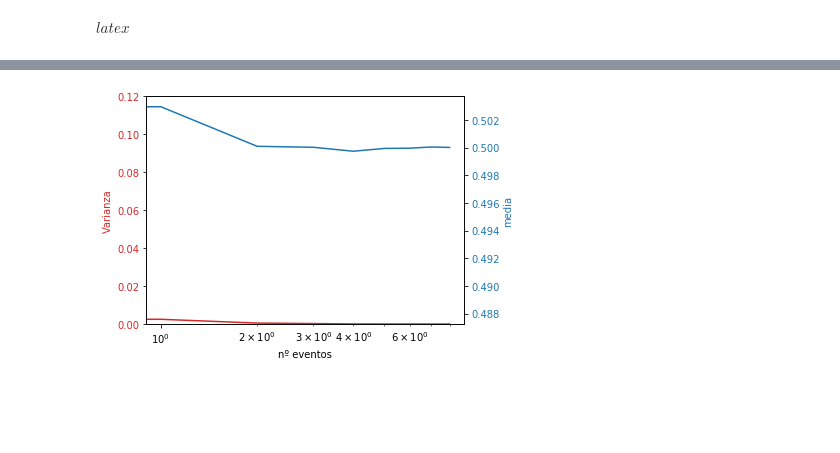
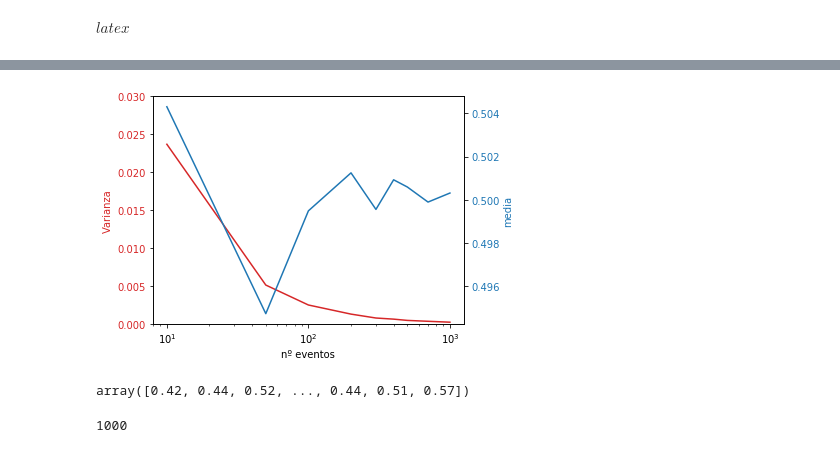
Before and after one commit to mharias/stats, a Jupyter notebook: stats.ipynb, the cells around one changed output, grey strips where cells are left out. Drawn from its saved outputs; the diff is of its cells as text; code cells hidden in the pictures; blank space fills up the shorter version.

```diff
--- a/stats.ipynb
+++ b/stats.ipynb
@@ -223,33 +123,19 @@ plt.show()
 # %%
-lista_exp=[1,10,100,500,1000,10000,50000,100000,1000000]
-#lista_exp=[10,20,30,40,50,60,70,80,90]
-n_sucesos=10
+lista_terms_sum=[10,50,100,200,300,400,500,700,1000]
+#lista_terms_sum=[10,100,500,1000,10000,50000,100000,1000000]
+#lista_terms_sum=[10,20,30,40,50,60,70,80,90]
+n_iters=1000
 media=[]
 varianza=[]
 series={}
 varianza_0=1/4
 var_teorica=[]
-for n in lista_exp:
-    valores=np.random.binomial(n,0.5,n_sucesos)/n
+for n in lista_terms_sum:
+    valores=np.random.binomial(n,0.5,n_iters)/n
     media.append(valores.mean())
     var_teorica.append((1/4)/n)
     varianza.append(valores.std()**2)
     series[n]=valores
-# %%
-#lista_exp=[1,10,100,500,1000,10000,50000,100000,1000000]
-lista_exp=[10,20,30,40,50,60,70,80,90]
-n_sucesos=10
-media=[]
-varianza=[]
-series={}
-varianza_0=1/4
-var_teorica=[]
-for n in lista_exp:
-    valores=np.random.binomial(1,0.5,n)
-    media.append(valores.mean())
-    var_teorica.append((1/4)/n)
-    varianza.append(valores.std()**2)
-    series[n]=valores
 # %%
 f = plt.figure(figsize=(10,10))
 f.subplots_adjust(hspace=1, wspace=1)
@@ -284,22 +177,22 @@ for i in range(0,9):
 # %%
 fig, ax1 = plt.subplots()
 
 color = 'tab:red'
 ax1.set_xscale('log', basex=10)
 ax1.set_xlabel('nº eventos')
 ax1.set_ylabel('Varianza', color=color)
-ax1.set_ylim(0,0.12)
-ax1.plot(varianza, color=color)
+ax1.set_ylim(0,0.03)
+ax1.plot(list(series.keys()),varianza, color=color)
 ax1.tick_params(axis='y', labelcolor=color)
 
 ax2 = ax1.twinx()  # instantiate a second axes that shares the same x-axis
 
 color = 'tab:blue'
 ax2.set_ylabel('media', color=color)  # we already handled the x-label with ax1
-ax2.plot(media, color=color)
+ax2.plot(list(series.keys()),media, color=color)
 ax2.tick_params(axis='y', labelcolor=color)
 
 fig.tight_layout()  # otherwise the right y-label is slightly clipped
 plt.show()
 # %% [output]
-[figure, old version]
+[figure, new version]
@@ -305,0 +202,8 @@ plt.show()
+# %%
+np.around(valores,decimals=3)
+# %% [output]
+array([0.42, 0.44, 0.52, ..., 0.44, 0.51, 0.57])
+# %%
+len(N_bins)
+# %% [output]
+1000
```
Also changed, not shown: parts of 22 cells of this notebook.
